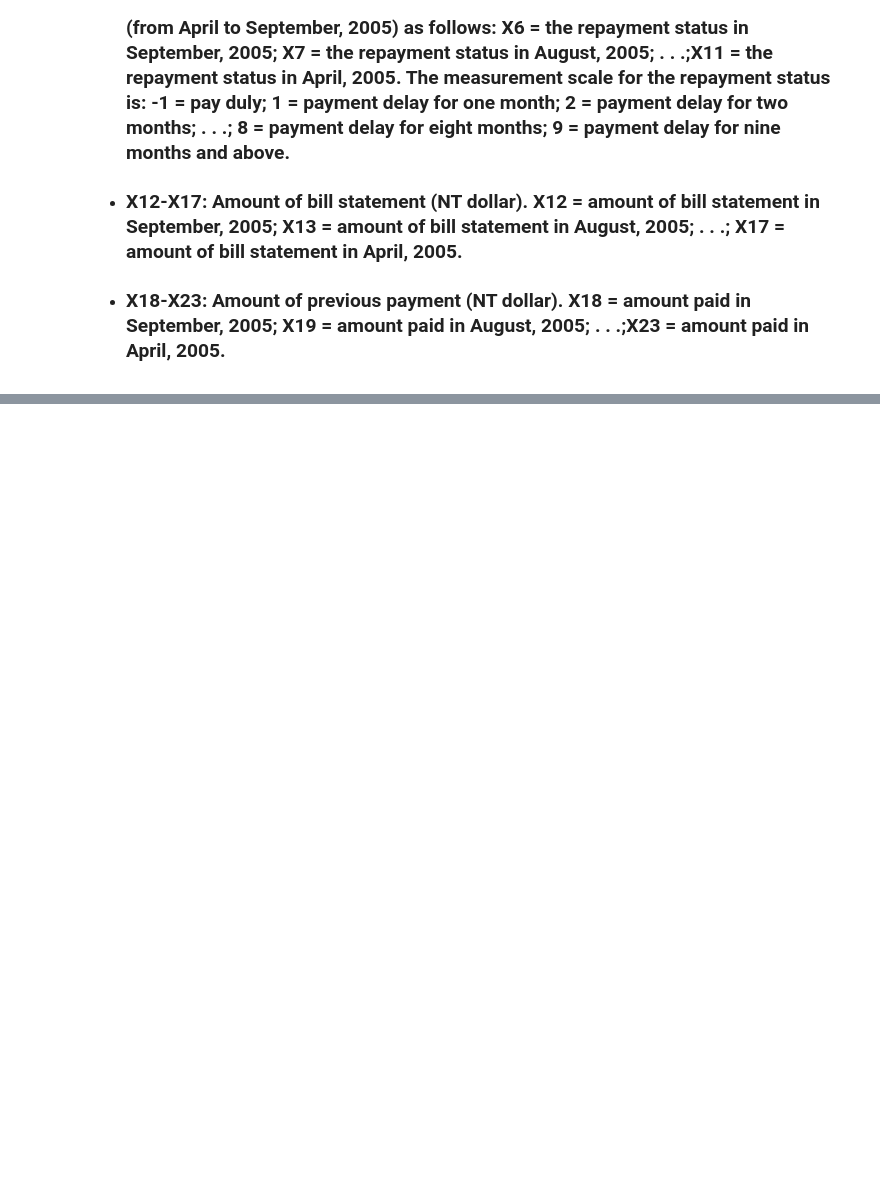
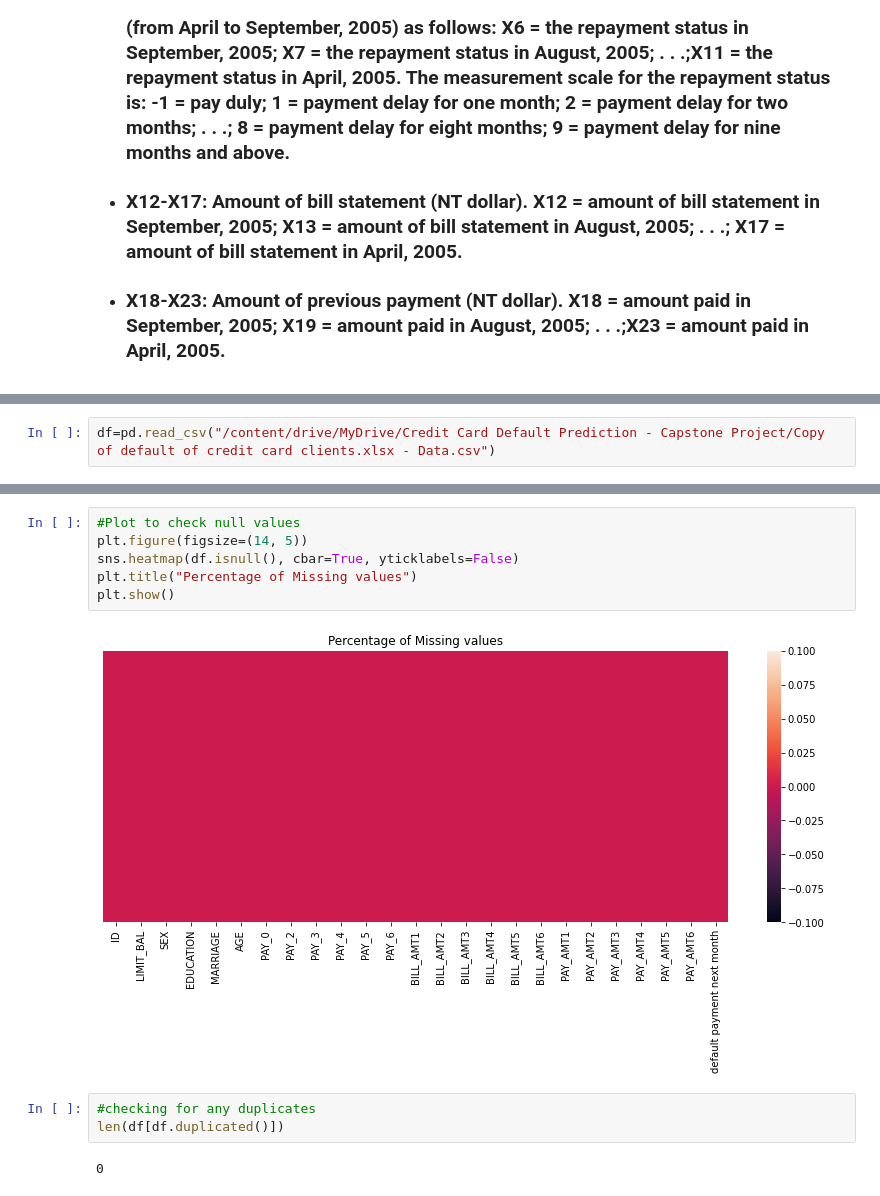
Before and after one commit to nehal35/Credit-Card-Default-Prediction---Capstone-Project, a Jupyter notebook: Credit_Card_Default_Prediction_Capstone_Project.ipynb, the cells around one changed output, grey strips where cells are left out. Saved outputs shown, nothing was run; the diff lists cells and outputs as text; blank space fills up the shorter version.

```diff
--- a/Credit_Card_Default_Prediction_Capstone_Project.ipynb
+++ b/Credit_Card_Default_Prediction_Capstone_Project.ipynb
@@ -22,0 +47,2 @@
+# %%
+df=pd.read_csv("/content/drive/MyDrive/Credit Card Default Prediction - Capstone Project/Copy of default of credit card clients.xlsx - Data.csv")
@@ -22,0 +143,13 @@
+# %%
+#Plot to check null values
+plt.figure(figsize=(14, 5))
+sns.heatmap(df.isnull(), cbar=True, yticklabels=False)
+plt.title("Percentage of Missing values")
+plt.show()
+# %% [output]
+[figure, added]
+# %%
+#checking for any duplicates
+len(df[df.duplicated()])
+# %% [output]
+0
```
Also changed, not shown: parts of 62 cells of this notebook.
